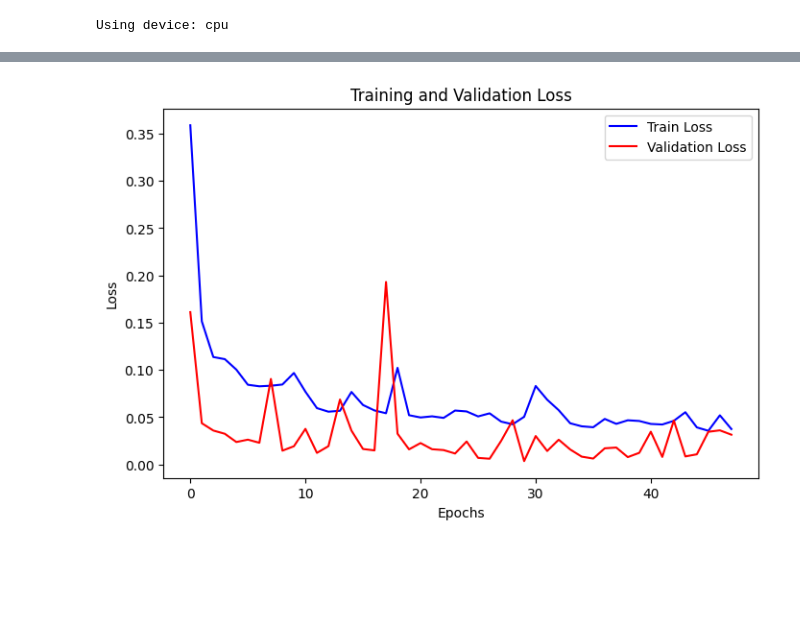
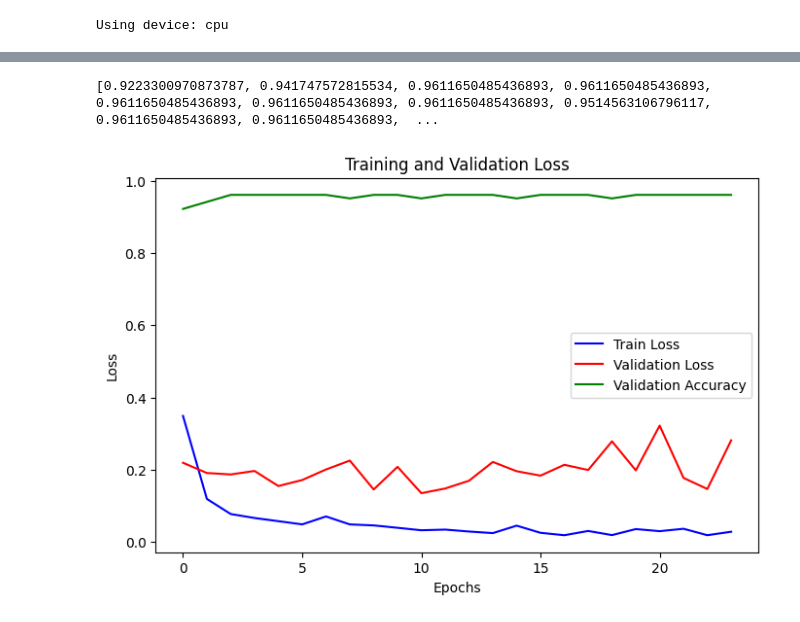
Before and after one commit to seanfoxhay-debug/eclipsing-binaries, a Jupyter notebook: Eclipsing binaries classification.ipynb, the cells around one changed output, grey strips where cells are left out. Cells and saved outputs as stored; diff of their text form; code cells hidden in the pictures; blank space fills up the shorter version.

Commit message:
small error but will fix tomorrow - parameters are now fully independent

```diff
--- a/Eclipsing binaries classification.ipynb
+++ b/Eclipsing binaries classification.ipynb
@@ -32,8 +15,18 @@ cwd = os.getcwd()
 num_csvs = len(os.listdir("C:\\Users\\seanf\\OneDrive\\Documents\\Master's Files\\2nd Year\\Eclipsing Binaries\\Data\\ELISa lightcurve data"))
 fluxes_array = np.empty((0, 100))  # initialize fluxes_array to empty, will be replaced with first light curve
 
-all_labels = np.loadtxt(os.path.join(cwd, "Data", "ELISa lightcurve data", "_labels.csv"), delimiter=',', usecols=0)
+EB_labels = np.loadtxt(os.path.join(cwd, "Data", "ELISa lightcurve data", "_labels.csv"), delimiter=',', usecols=0)
 labels = np.array([])
+
+param_names = ["T_ratio", "T1", "q", "m1", "period", "Omega1", "Omega2", "e"]
+
+
+for names in param_names: # loops through each paramter name
+    params_path = os.path.join(cwd, "Data", "ELISa synthetic parameters", f"{names}.csv")
+    exec(f"{names}_all = np.loadtxt(params_path, delimiter=',', skiprows=1)") # creates an array variable for each parameter with their values
+    names = []
+
+
 
 # looping through each light curve csv file, adding them all to one 2d array of dimensions (num_csvs x 100)
 for i in range(1, 3*num_csvs): # using 3 * num_csvs as csvs (currently) go from 1-999, many are missing, so this ensures we get all files
@@ -42,10 +35,14 @@ for i in range(1, 3*num_csvs): # using 3 * num_csvs as csvs (currently) go from
         data = np.loadtxt(data_path, delimiter=',', skiprows=1)
         phases = data[:, 0]
         fluxes = data[:, 1]
-        label = all_labels[i]  # get the corresponding label for the light curve.
+        label = EB_labels[i]  # get the corresponding label for the light curve.
         labels = np.append(labels, label)
 
-        if fluxes_array.size < 1: # set up array withe the first light curve. Will only trigger on first iteration due to np.empty
+
+        T1 = np.append(T1, T1_all[i])
+        T_ratio = np.append(T_ratio, T_ratio_all[i])
+
+        if fluxes_array.size < 1: # set up array with the first light curve. Will only trigger on first iteration due to np.empty
             fluxes_array = fluxes
         else: # add the next light curve to a 2d array of light curves
             fluxes_array = np.vstack((fluxes_array, fluxes))
@@ -154,16 +151,22 @@ class CNN(nn.Module):
 # hyperparameters!
 
 lr = 0.001
-epochs = 48
+epochs = 24
 batch_size = 10
 # %%
 model = CNN().to(device)
 optimizer = torch.optim.Adam(model.parameters(), lr=lr)
 criterion = nn.CrossEntropyLoss()
 # %%
-train_losses, val_losses = [], []
+model = CNN().to(device)
+optimizer = torch.optim.Adam(model.parameters(), lr=lr)
+criterion = nn.CrossEntropyLoss()
+
+loss, val_loss, val_accuracy = [], [], []
+train_losses, val_losses, val_accuracies = [], [], []
 
 for epoch in range(epochs):
+    val_accuracy = 0
     model.train()
     train_loss=0
     for inputs, batch_labels in train_loader:
@@ -172,9 +175,13 @@ for epoch in range(epochs):
         optimizer.zero_grad() # set gradients to zero
         predictions = model(inputs) # forward pass
         loss = criterion(predictions, batch_labels) # calculate loss based on predictions and true labels
+        # here: add 2nd loss, 2n criterion, then merge and THEN backpropagate
+        # possible to give more value to classifying or finding parameter values to network
         loss.backward() # backpropagation
         optimizer.step() # update weights
         train_loss += loss.item() # accumulate loss for the epoch
+
+
     train_losses.append(train_loss / len(train_loader))
 
     writer.add_scalar('Training Loss', train_losses[-1], epoch)
@@ -189,12 +196,16 @@ for epoch in range(epochs):
             predictions = model(inputs)
             loss = criterion(predictions, batch_labels)
             val_loss += loss.item()
+            probabilities = torch.softmax(predictions, dim=1) # apply softmax to the predictions to get probabilities
+            #print((torch.max(probabilities, dim=1)[1], batch_labels))
+            val_accuracy += (torch.max(probabilities, dim=1)[1] == batch_labels).sum().item()
     val_losses.append(val_loss / len(val_loader))
-
+    val_accuracy /= len(val_loader.dataset)
+    val_accuracies.append(val_accuracy)
     writer.add_scalar('Validation Loss', val_losses[-1], epoch)
 
 
-    print(f"Epoch {epoch}: Training Loss: {train_losses[-1]:.4f}, Validation Loss: {val_losses[-1]:.4f}")
+    print(f"Epoch {epoch}: Training Loss: {train_losses[-1]:.4f}, Validation Loss: {val_losses[-1]:.4f} Val Acc {val_accuracy:.4f}")
 
 # 21.6 seconds for 48 epochs => 0.45 seconds per epoch
 # %% [output]
@@ -218,12 +229,38 @@ Epoch 47: Training Loss: 0.0375, Validation Loss: 0.0315
+# %%
+print(val_accuracies)
+# todo plot accuracy - done
+# make parameters independent in elisa(m2, T2) - done
+# include parameters in network¨
+    # correct output neurons
+    # update data loaders
+    # 2 loss functions - one for classification (have now), one for regression (MSE) for parameters
+    # then combine losses
+# begin to add noise, and phase offset (custom dataloader,), predict phase offset as new parameter
+
+# update windows
+# click <> in bottom left, click ssh, type ssh astrouser@130.238.192.91, password is astro26
+# note: files will not transfer to remote server
+# WinSCP - use to copy and paste files between this laptop and remote server
+
+# people who might want ml
+# Anish (if these fail, ask Anish for suggestions)
+# Ulrike
+# Ishaan Kothiyal (phd student)
+# IRF (space physics department)
+    # Inaki, Atlas
+# ai4physics seminar
+# %% [output]
+[0.9223300970873787, 0.941747572815534, 0.9611650485436893, 0.9611650485436893, 0.9611650485436893, 0.9611650485436893, 0.9611650485436893, 0.9514563106796117, 0.9611650485436893, 0.9611650485436893,  ...
 # %%
 # Plot training/validation loss
 plt.figure(figsize=(8, 5))
 plt.plot(train_losses, label="Train Loss", color="blue")
 plt.plot(val_losses, label="Validation Loss", color="red")
+plt.plot(val_accuracies, label="Validation Accuracy", color="green")
 plt.xlabel("Epochs")
 plt.ylabel("Loss")
 plt.title("Training and Validation Loss")
 plt.legend()
 plt.show()
 # %% [output]
-[figure, old version]
+[figure, new version]
```
Also changed, not shown: parts of 3 cells of this notebook, 1 other file.
